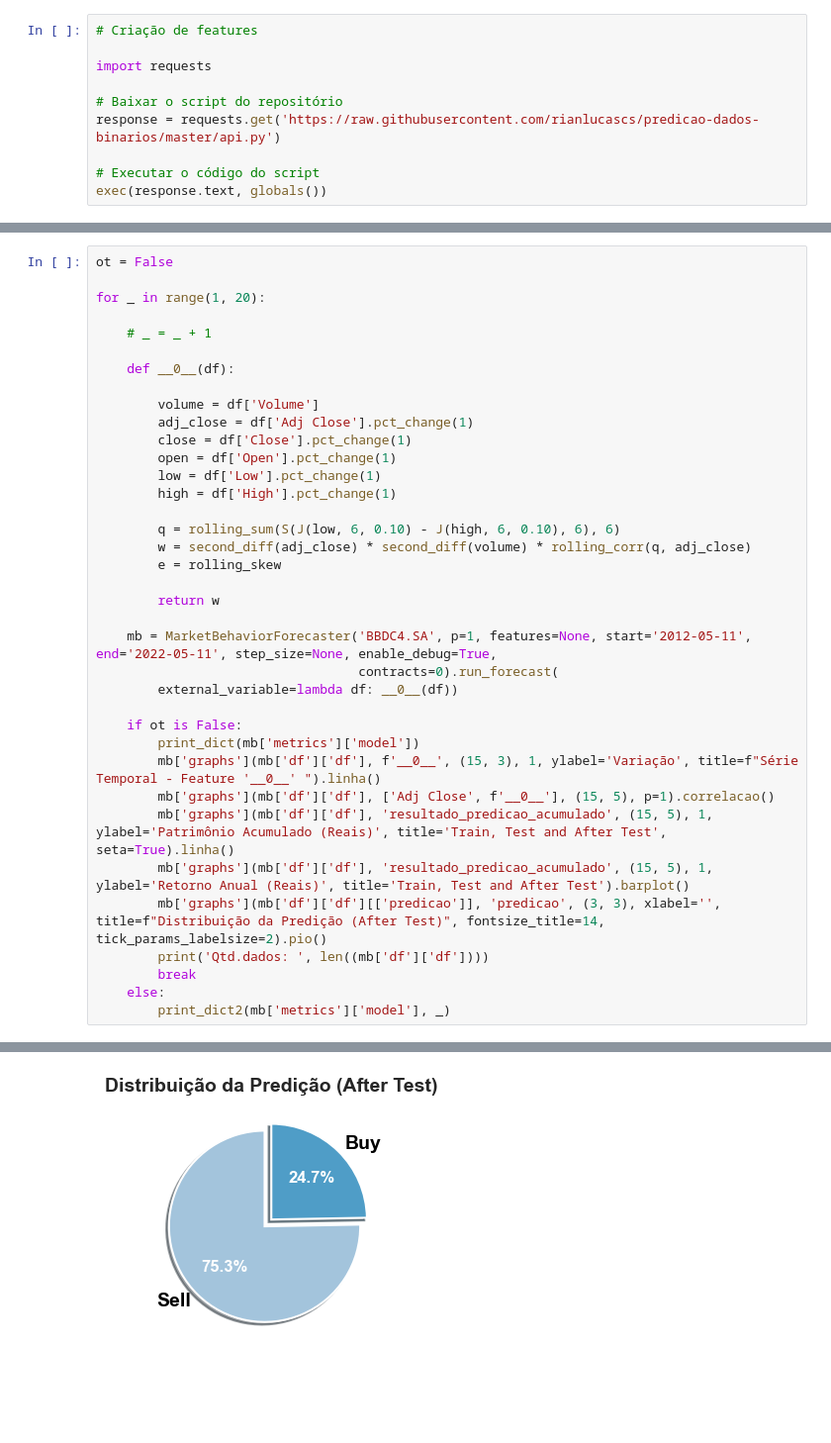
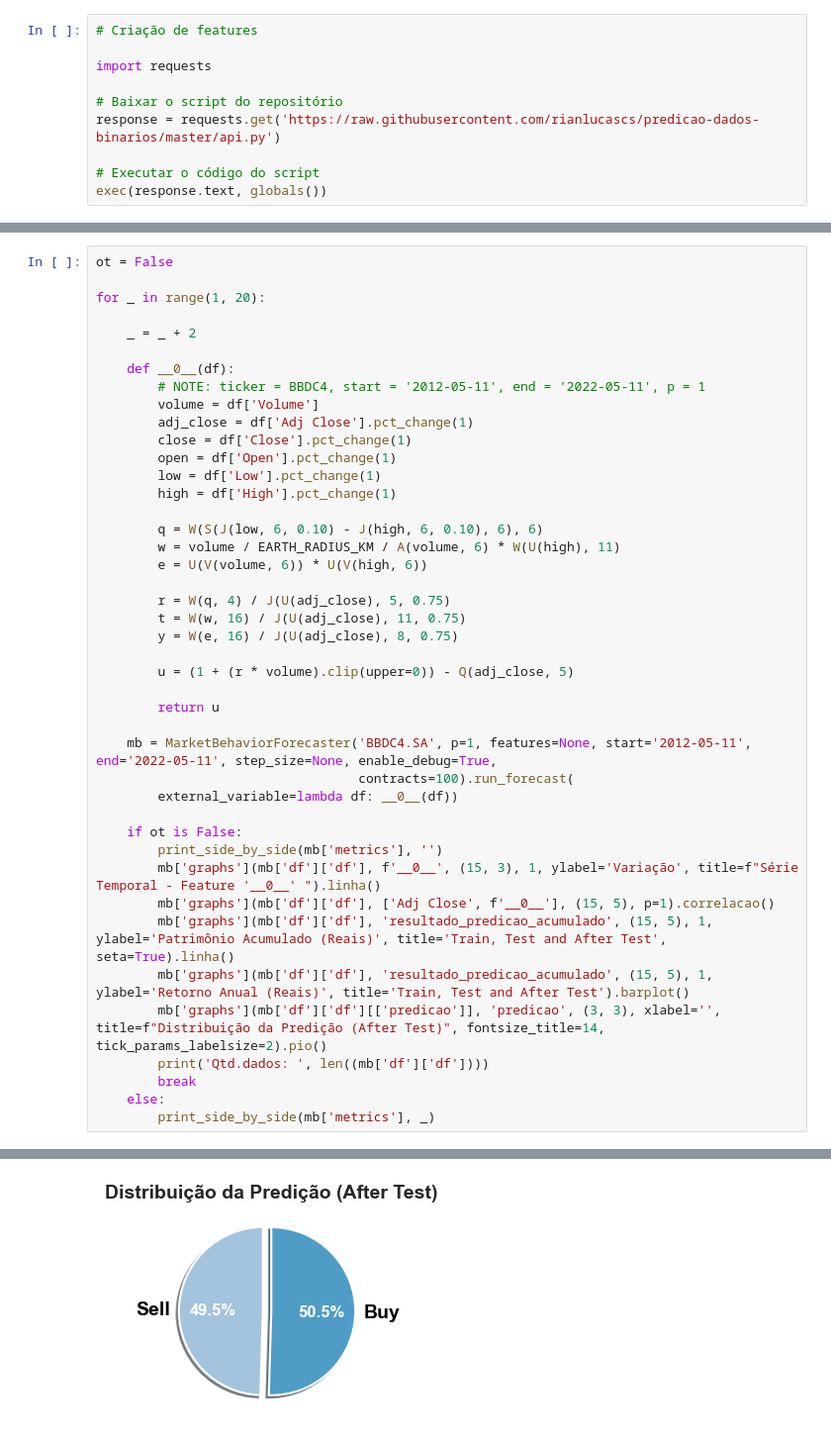
Before and after one commit to rianlucascs/predicao-dados-binarios, a Jupyter notebook: criacao_features.ipynb, the cells around one changed output, grey strips where cells are left out. Shown at 99% size. Saved outputs shown, nothing was run; the diff lists cells and outputs as text; blank space fills up the shorter version.

```diff
--- a/criacao_features.ipynb
+++ b/criacao_features.ipynb
@@ -124,10 +183,10 @@ ot = False
 
 for _ in range(1, 20):
 
-    # _ = _ + 1
+    _ = _ + 2
 
     def __0__(df):
-
+        # NOTE: ticker = BBDC4, start = '2012-05-11', end = '2022-05-11', p = 1
         volume = df['Volume']
         adj_close = df['Adj Close'].pct_change(1)
         close = df['Close'].pct_change(1)
@@ -135,18 +194,24 @@ for _ in range(1, 20):
         low = df['Low'].pct_change(1)
         high = df['High'].pct_change(1)
 
-        q = rolling_sum(S(J(low, 6, 0.10) - J(high, 6, 0.10), 6), 6)
-        w = second_diff(adj_close) * second_diff(volume) * rolling_corr(q, adj_close)
-        e = rolling_skew
+        q = W(S(J(low, 6, 0.10) - J(high, 6, 0.10), 6), 6)
+        w = volume / EARTH_RADIUS_KM / A(volume, 6) * W(U(high), 11)
+        e = U(V(volume, 6)) * U(V(high, 6))
 
-        return w
+        r = W(q, 4) / J(U(adj_close), 5, 0.75)
+        t = W(w, 16) / J(U(adj_close), 11, 0.75)
+        y = W(e, 16) / J(U(adj_close), 8, 0.75)
+
+        u = (1 + (r * volume).clip(upper=0)) - Q(adj_close, 5)
+
+        return u
 
     mb = MarketBehaviorForecaster('BBDC4.SA', p=1, features=None, start='2012-05-11', end='2022-05-11', step_size=None, enable_debug=True,
-                                  contracts=0).run_forecast(
+                                  contracts=100).run_forecast(
         external_variable=lambda df: __0__(df))
 
     if ot is False:
-        print_dict(mb['metrics']['model'])
+        print_side_by_side(mb['metrics'], '')
         mb['graphs'](mb['df']['df'], f'__0__', (15, 3), 1, ylabel='Variação', title=f"Série Temporal - Feature '__0__' ").linha()
         mb['graphs'](mb['df']['df'], ['Adj Close', f'__0__'], (15, 5), p=1).correlacao()
         mb['graphs'](mb['df']['df'], 'resultado_predicao_acumulado', (15, 5), 1, ylabel='Patrimônio Acumulado (Reais)', title='Train, Test and After Test', seta=True).linha()
@@ -155,5 +220,5 @@ for _ in range(1, 20):
         print('Qtd.dados: ', len((mb['df']['df'])))
         break
     else:
-        print_dict2(mb['metrics']['model'], _)
+        print_side_by_side(mb['metrics'], _)
 # %% [output]
@@ -181,2 +246,2 @@ for _ in range(1, 20):
-[figure, old version]
+[figure, new version]
 Qtd.dados:  3120
```
Also changed, not shown: parts of 6 cells of this notebook, 3 other files.
